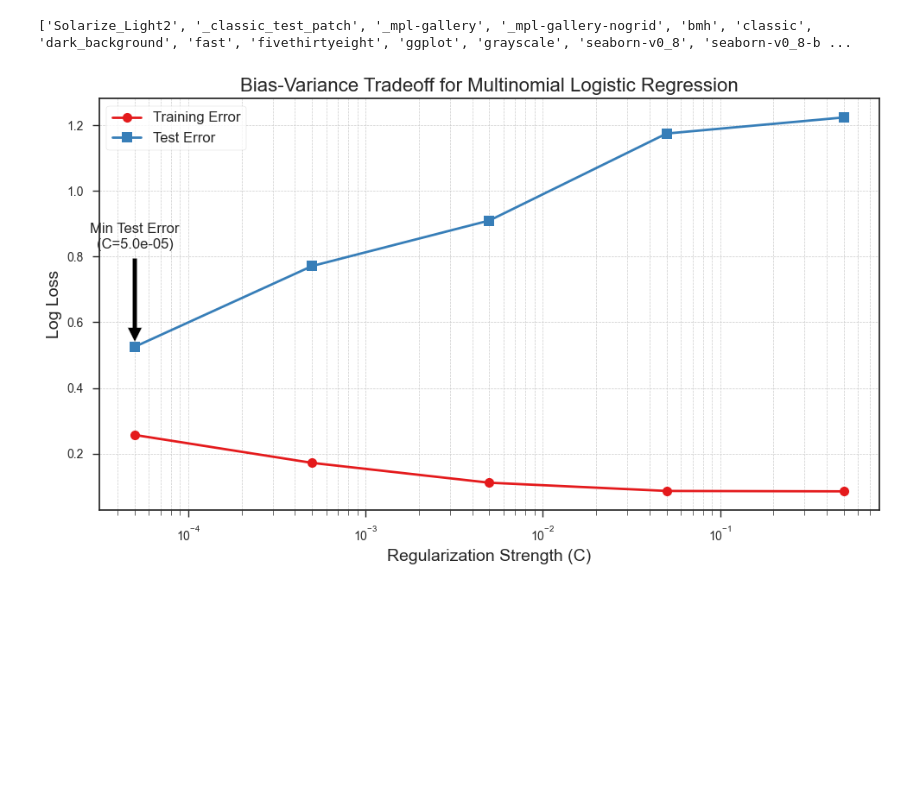
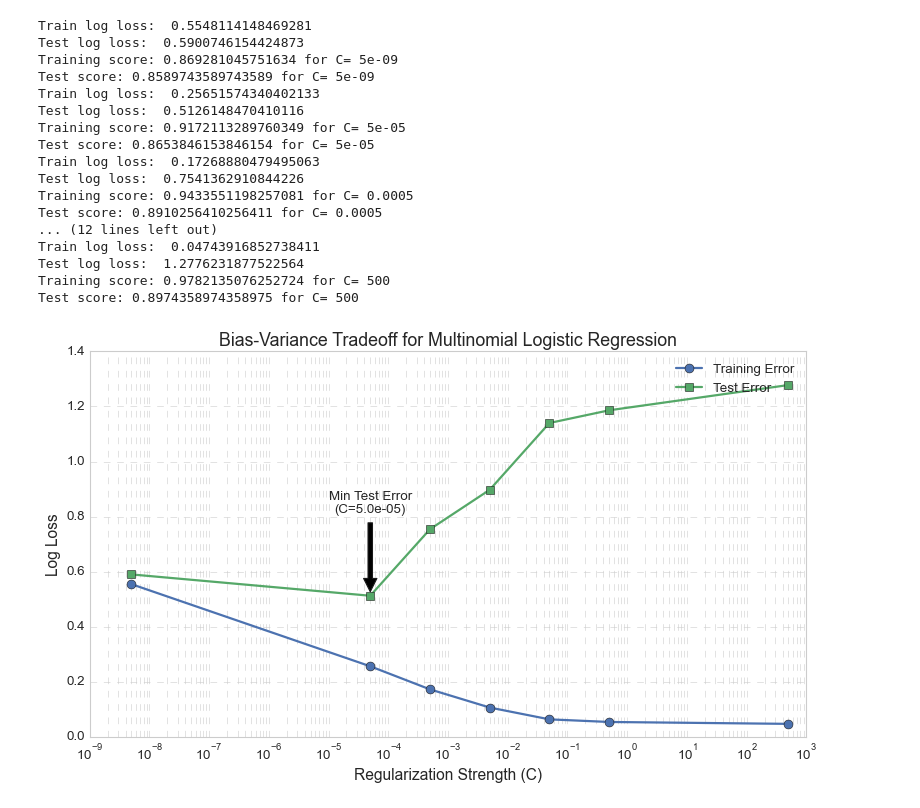
Before and after one commit to AleX77NP/Hepatitis-C-detection---model-s-tuning, a Jupyter notebook: main.ipynb, the cells around one changed output. Cells and saved outputs as stored; diff of their text form; code cells hidden in the pictures; blank space fills up the shorter version.

Commit message:
fix graph

```diff
--- a/main.ipynb
+++ b/main.ipynb
@@ -204,11 +224,13 @@ print('Training and evaluation for v2 hyperparams done.')
 # %%
 # Plot bias-variance tradeoff for each mode
 logistic_hyperparams = [
-    {'max_iter': 50, 'solver': 'lbfgs', 'penalty': 'l2', 'C': 0.00005},
-    {'max_iter': 50, 'solver': 'lbfgs', 'penalty': 'l2', 'C': 0.0005},
-    {'max_iter': 50, 'solver': 'lbfgs', 'penalty': 'l2', 'C': 0.005},
-    {'max_iter': 50, 'solver': 'lbfgs', 'penalty': 'l2', 'C': 0.05},
-    {'max_iter': 50, 'solver': 'lbfgs', 'penalty': 'l2', 'C': 0.5},
+    {'max_iter': 100, 'solver': 'lbfgs', 'C': 0.000000005},
+    {'max_iter': 100, 'solver': 'lbfgs', 'C': 0.00005},
+    {'max_iter': 100, 'solver': 'lbfgs', 'C': 0.0005},
+    {'max_iter': 100, 'solver': 'lbfgs', 'C': 0.005},
+    {'max_iter': 100, 'solver': 'lbfgs', 'C': 0.05},
+    {'max_iter': 100, 'solver': 'lbfgs', 'C': 0.5},
+    {'max_iter': 100, 'solver': 'lbfgs', 'C': 500},
 ]
 
 train_errors = []
@@ -233,46 +255,65 @@ for idx, item in enumerate(logistic_hyperparams):
     train_errors.append(log_loss(y_train, y_train_prob))
     test_errors.append(log_loss(y_test, y_test_prob))
 
+    print('Train log loss: ', log_loss(y_train, y_train_prob))
+    print('Test log loss: ', log_loss(y_test, y_test_prob))
+
     print(f'Training score:', model.score(X_train, y_train), 'for C=', item['C'])
     print('Test score:', model.score(X_test, y_test), 'for C=', item['C'])
+# %% [output]
+Train log loss:  0.5548114148469281
+Test log loss:  0.5900746154424873
+Training score: 0.869281045751634 for C= 5e-09
+Test score: 0.8589743589743589 for C= 5e-09
+Train log loss:  0.25651574340402133
+Test log loss:  0.5126148470410116
+Training score: 0.9172113289760349 for C= 5e-05
+Test score: 0.8653846153846154 for C= 5e-05
+Train log loss:  0.17268880479495063
+Test log loss:  0.7541362910844226
+Training score: 0.9433551198257081 for C= 0.0005
+Test score: 0.8910256410256411 for C= 0.0005
+... (12 lines left out)
+Train log loss:  0.04743916852738411
+Test log loss:  1.2776231877522564
+Training score: 0.9782135076252724 for C= 500
+Test score: 0.8974358974358975 for C= 500
 # %%
-C_values = [0.00005, 0.0005, 0.005, 0.05, 0.5]
-print(plt.style.available)
+C_values = [0.000000005, 0.00005, 0.0005, 0.005, 0.05, 0.5, 500]
 
 # Set style
-plt.style.use('seaborn-v0_8-notebook')
+plt.style.use("seaborn-v0_8-whitegrid")
 
 # Create plot
 plt.figure(figsize=(10, 6))
 plt.plot(C_values, train_errors, label='Training Error', marker='o', markersize=8, linewidth=2)
 plt.plot(C_values, test_errors, label='Test Error', marker='s', markersize=8, linewidth=2)
 
 # Set log scale for x-axis
 plt.xscale('log')
 
 # Titles and labels
 plt.xlabel('Regularization Strength (C)', fontsize=14)
 plt.ylabel('Log Loss', fontsize=14)
 plt.title('Bias-Variance Tradeoff for Multinomial Logistic Regression', fontsize=16)
 
 # Grid and legend
 plt.grid(True, which='both', linestyle='--', linewidth=0.5)
 plt.legend(fontsize=12)
 
 # Annotate minimum test error point
 min_test_error_idx = np.argmin(test_errors)
 min_test_error = test_errors[min_test_error_idx]
 min_C_value = C_values[min_test_error_idx]
 plt.annotate(f'Min Test Error\n(C={min_C_value:.1e})',
              xy=(min_C_value, min_test_error),
              xytext=(min_C_value, min_test_error + 0.3),
              arrowprops=dict(facecolor='black', shrink=0.05),
              fontsize=12,
              ha='center')
 
 # Show plot
 plt.tight_layout()
 plt.show()
 # %% [output]
-['Solarize_Light2', '_classic_test_patch', '_mpl-gallery', '_mpl-gallery-nogrid', 'bmh', 'classic', 'dark_background', 'fast', 'fivethirtyeight', 'ggplot', 'grayscale', 'seaborn-v0_8', 'seaborn-v0_8-b ...
-[figure, old version]
+[figure, new version]
```
Also changed, not shown: parts of 9 cells of this notebook, 1 other file.
